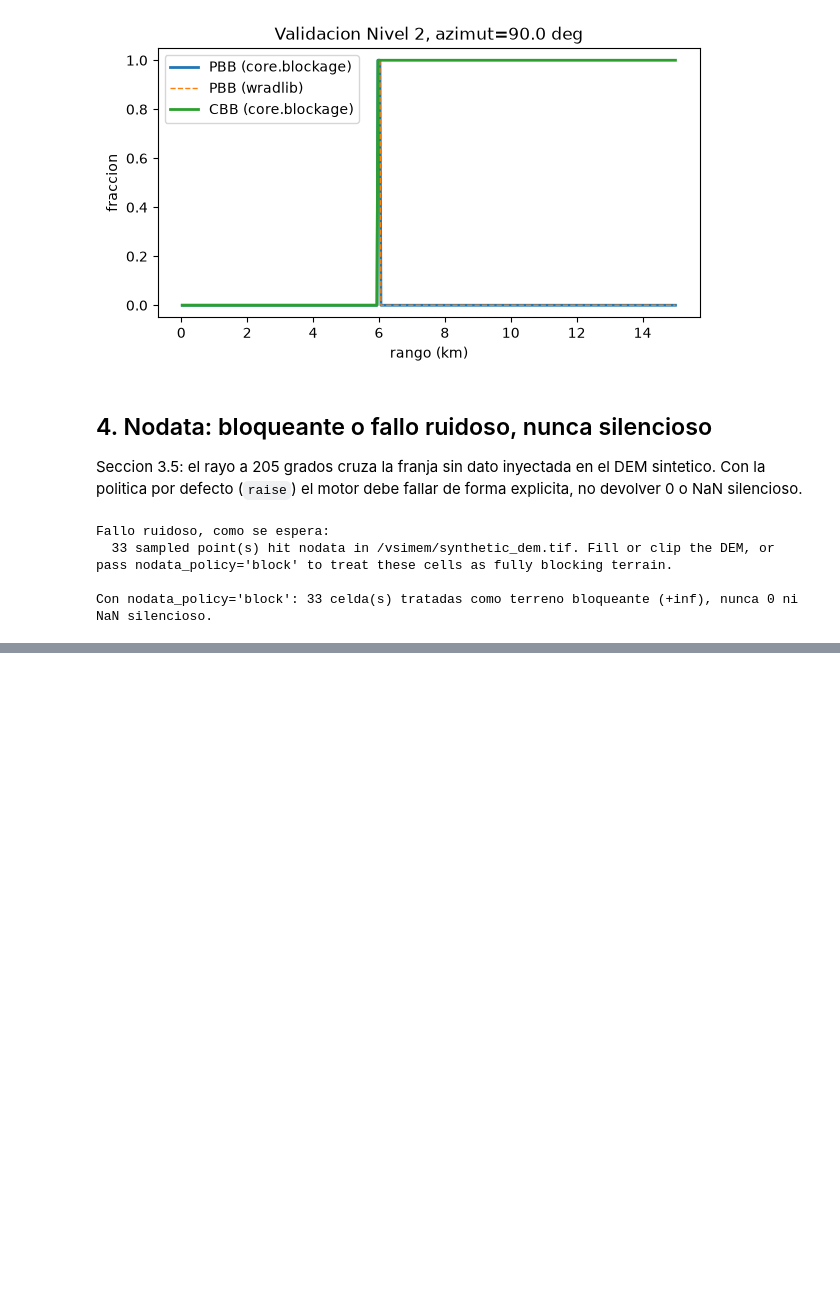
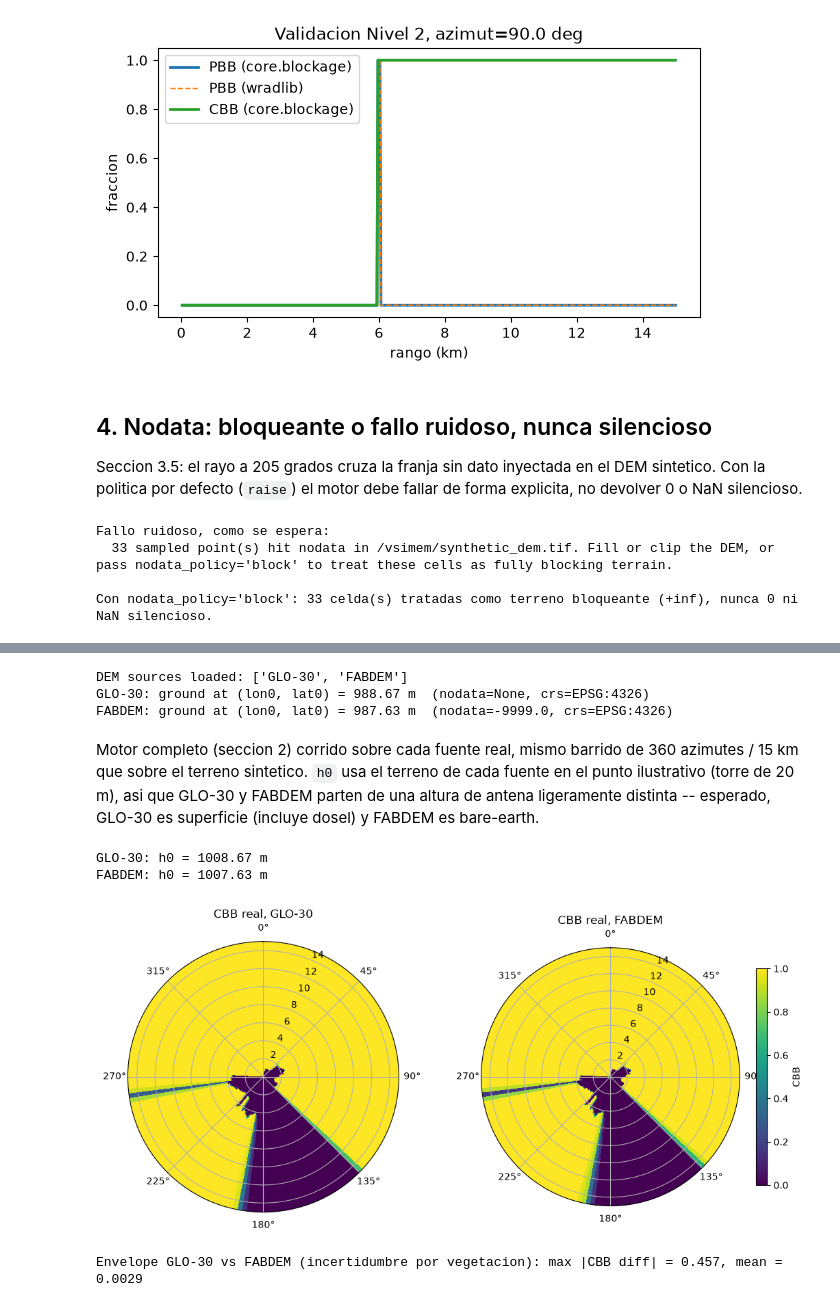
Before and after one commit to vladimir1284/radar-siting-toolkit, a Jupyter notebook: notebooks/fase0_motor_horizonte_bech.ipynb, the cells around one changed output, grey strips where cells are left out. Cells and saved outputs as stored; diff of their text form; code cells hidden in the pictures; blank space fills up the shorter version.

```diff
--- a/notebooks/fase0_motor_horizonte_bech.ipynb
+++ b/notebooks/fase0_motor_horizonte_bech.ipynb
@@ -269,0 +288,72 @@ Con nodata_policy='block': 33 celda(s) tratadas como terreno bloqueante (+inf),
+# %%
+import yaml
+
+repo_root = pathlib.Path.cwd().parent
+with open(repo_root / "config" / "jamaica.yaml") as f:
+    jamaica_cfg = yaml.safe_load(f)
+
+real_dems = {
+    src["label"]: Dem(str(repo_root / src["path"]), vertical_datum=src["vertical_datum"])
+    for src in jamaica_cfg["dem"]["sources"]
+}
+print("DEM sources loaded:", list(real_dems.keys()))
+
+for label, d in real_dems.items():
+    z0 = d.sample_lonlat([lon0], [lat0], nodata_policy="raise")[0]
+    print(f"{label}: ground at (lon0, lat0) = {z0:.2f} m  (nodata={d.nodata}, crs={d.crs})")
+# %% [output]
+DEM sources loaded: ['GLO-30', 'FABDEM']
+GLO-30: ground at (lon0, lat0) = 988.67 m  (nodata=None, crs=EPSG:4326)
+FABDEM: ground at (lon0, lat0) = 987.63 m  (nodata=-9999.0, crs=EPSG:4326)
+# %% [markdown]
+Motor completo (seccion 2) corrido sobre cada fuente real, mismo barrido de
+360 azimutes / 15 km que sobre el terreno sintetico. `h0` usa el terreno de
+cada fuente en el punto ilustrativo (torre de 20 m), asi que GLO-30 y
+FABDEM parten de una altura de antena ligeramente distinta -- esperado,
+GLO-30 es superficie (incluye dosel) y FABDEM es bare-earth.
+# %%
+cbb_real = {}
+h0_real = {}
+
+for label, d in real_dems.items():
+    ground = d.sample_lonlat([lon0], [lat0], nodata_policy="raise")[0]
+    h0_d = ground + tower_height
+    h0_real[label] = h0_d
+
+    cbb_rows = []
+    for az in azimuths:
+        s, x, y = ray_points(az, max_range_m, res)
+        lons, lats = to_lonlat.transform(x, y)
+        z = d.sample_lonlat(lons, lats, nodata_policy="block")
+
+        bh = beam_height(s, h0_d, np.deg2rad(elevation_deg), k)
+        a = half_power_radius(s, np.deg2rad(beamwidth_deg))
+        pbb = beam_block_frac(z - bh, a)
+        cbb_rows.append(cum_beam_block_frac(pbb))
+    cbb_real[label] = np.array(cbb_rows)
+
+for label, h0_d in h0_real.items():
+    print(f"{label}: h0 = {h0_d:.2f} m")
+# %% [output]
+GLO-30: h0 = 1008.67 m
+FABDEM: h0 = 1007.63 m
+# %%
+fig, axes = plt.subplots(1, 2, figsize=(11, 5), subplot_kw={"projection": "polar"})
+theta_rad = np.deg2rad(azimuths)
+R_mesh, T_mesh = np.meshgrid(s_ref / 1000.0, theta_rad)
+
+for ax, label in zip(axes, ["GLO-30", "FABDEM"]):
+    mesh = ax.pcolormesh(T_mesh, R_mesh, cbb_real[label], cmap="viridis", vmin=0, vmax=1, shading="auto")
+    ax.set_theta_zero_location("N")
+    ax.set_theta_direction(-1)
+    ax.set_title(f"CBB real, {label}")
+plt.colorbar(mesh, ax=axes[-1], label="CBB", shrink=0.8)
+plt.tight_layout()
+plt.show()
+
+envelope = np.abs(cbb_real["GLO-30"] - cbb_real["FABDEM"])
+print(f"Envelope GLO-30 vs FABDEM (incertidumbre por vegetacion): "
+      f"max |CBB diff| = {envelope.max():.3f}, mean = {envelope.mean():.4f}")
+# %% [output]
+[figure, added]
+Envelope GLO-30 vs FABDEM (incertidumbre por vegetacion): max |CBB diff| = 0.457, mean = 0.0029
```
Also changed, not shown: parts of 6 cells of this notebook, 3 other files.
